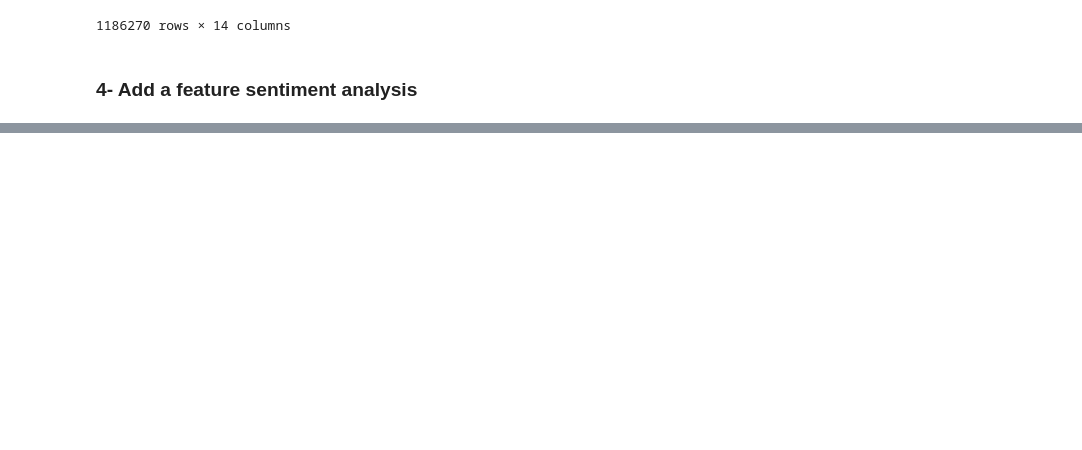
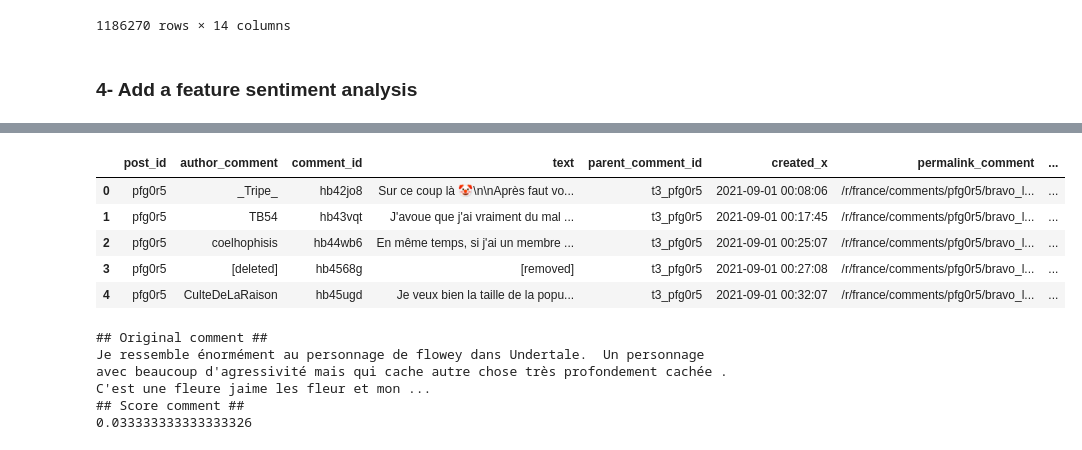
Before and after one commit to mattcln/reddit_france_analysis, a Jupyter notebook: transformation/transformation_scrapped_data.ipynb, the cells around one changed output, grey strips where cells are left out. Cells and saved outputs as stored; diff of their text form; code cells hidden in the pictures; blank space fills up the shorter version.

```diff
--- a/transformation/transformation_scrapped_data.ipynb
+++ b/transformation/transformation_scrapped_data.ipynb
@@ -179,0 +265,38 @@ merged_df
+# %%
+from textblob import Blobber
+from textblob_fr import PatternTagger, PatternAnalyzer
+tb = Blobber(pos_tagger=PatternTagger(), analyzer=PatternAnalyzer())
+
+senti_num_list = []
+senti_cat_list = []
+for i in merged_df["text_processed"]:
+    vs = tb(i).sentiment[0]
+    senti_num_list.append(vs)
+    if (vs > 0.08):
+        senti_cat_list.append('Positive')
+    elif (vs < -0.08):
+        senti_cat_list.append('Negative')
+    else:
+        senti_cat_list.append('Neutral')
+
+merged_df['sentiment_num'] = senti_num_list
+merged_df['sentiment_cat'] = senti_cat_list
+# %%
+merged_df.head()
+# %% [output]
+|  | post_id | author_comment | comment_id | text | parent_comment_id | created_x | permalink_comment | ... |
+| 0 | pfg0r5 | _Tripe_ | hb42jo8 | Sur ce coup là 🤡\n\nAprès faut vo... | t3_pfg0r5 | 2021-09-01 00:08:06 | /r/france/comments/pfg0r5/bravo_l... | ... |
+| 1 | pfg0r5 | TB54 | hb43vqt | J'avoue que j'ai vraiment du mal ... | t3_pfg0r5 | 2021-09-01 00:17:45 | /r/france/comments/pfg0r5/bravo_l... | ... |
+| 2 | pfg0r5 | coelhophisis | hb44wb6 | En même temps, si j'ai un membre ... | t3_pfg0r5 | 2021-09-01 00:25:07 | /r/france/comments/pfg0r5/bravo_l... | ... |
+| 3 | pfg0r5 | [deleted] | hb4568g | [removed] | t3_pfg0r5 | 2021-09-01 00:27:08 | /r/france/comments/pfg0r5/bravo_l... | ... |
+| 4 | pfg0r5 | CulteDeLaRaison | hb45ugd | Je veux bien la taille de la popu... | t3_pfg0r5 | 2021-09-01 00:32:07 | /r/france/comments/pfg0r5/bravo_l... | ... |
+# %%
+print('## Original comment ##')
+print(merged_df['text'][420])
+print('## Score comment ##')
+print(merged_df['sentiment_num'][420])
+# %% [output]
+## Original comment ##
+Je ressemble énormément au personnage de flowey dans Undertale.  Un personnage avec beaucoup d'agressivité mais qui cache autre chose très profondement cachée . C'est une fleure jaime les fleur et mon ...
+## Score comment ##
+0.033333333333333326
```
Also changed, not shown: parts of 12 cells of this notebook, 45 other files.
